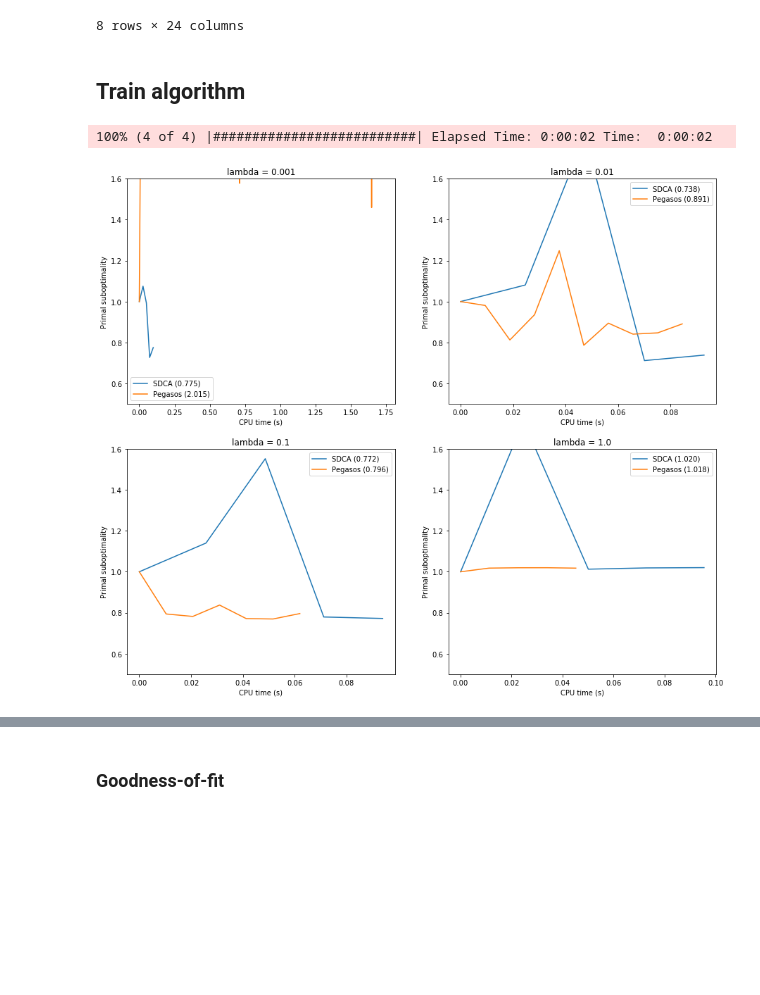
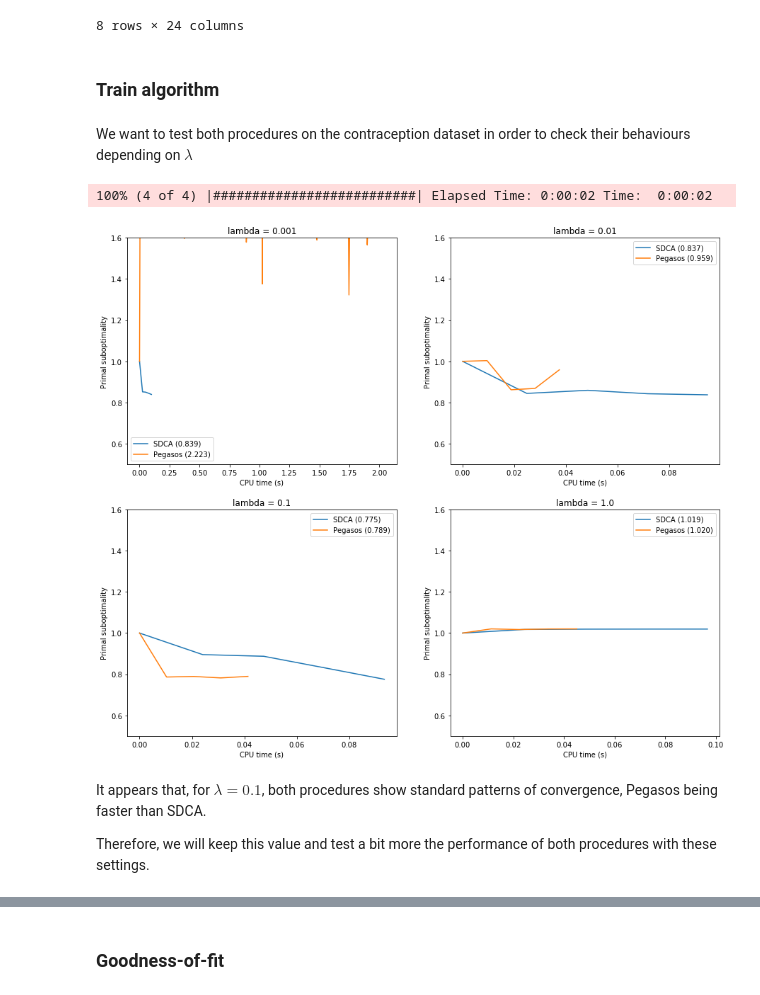
Before and after one commit to gauthier-schweitzer/soadml, a Jupyter notebook: Projet_final.ipynb, the cells around one changed output, grey strips where cells are left out. Cells and saved outputs as stored; diff of their text form; code cells hidden in the pictures; blank space fills up the shorter version.

```diff
--- a/Projet_final.ipynb
+++ b/Projet_final.ipynb
@@ -780,6 +820,7 @@ We then apply a final version of both our algorithms on the datasets.
 # %%
 stop_thresh = 0.001
 test_ratio = 0.2
+lamb = 0.01
 X_train, X_test, Y_train, Y_test = train_test_split(X, Y, test_size=test_ratio, shuffle=True, random_state = 0)
 # %%
 def pegasos(X,Y,lamb, test_ratio=test_ratio, stop_thresh=stop_thresh, show_output=True):
@@ -1205,7 +1281,18 @@ print(X.columns[index_cat])
 Index(['edu', 'edu_h', 'religion', 'work', 'occ_h', 'stand_liv', 'media'], dtype='object')
 # %%
 def process_df(X, index_cat):
+    """
+    Processes data:
+    OneHot encodes categorical variables
+    Scales numerical variables
 
+    Inputs:
+        X: inputs
+        index_cat: categorical variables
+
+    Output:
+        Matrix of inputs processed
+    """
     n_features = X.shape[1]
     nb_num = n_features - len(index_cat) # number of numerical features
 
@@ -1241,49 +1328,53 @@ pd.DataFrame(X_proc).describe()
 | max | 1.000000 | 1.000000 | 1.000000 | 1.000000 | 1.000000 | 1.000000 | 1.000000 | 1.000000 | 1.000000 | 1.000000 | ... | ... |
 8 rows × 24 columns
 # %% [markdown]
-## Train algorithm
+### Train algorithm
 # %%
 # Split train/test dataset
 X_train, X_test, Y_train, Y_test = train_test_split(X_proc, Y,
                                                     test_size=test_ratio,
                                                     shuffle=True, random_state = 0)
+# %% [markdown]
+We want to test both procedures on the contraception dataset in order to check their behaviours depending on $\lambda$
 # %%
-from progressbar import ProgressBar
-
 result=[]
 range_to_test = range (-3,1)
 
 pbar = ProgressBar()
 
 for i in pbar(range_to_test):
     lamb = 1e1**(i)
     outcome = namedtuple("outcome", (["lamb","sdca","pegasos"]))
     out= (outcome(lamb,
-                  SDCA(X_train, Y_train, lamb, stop_thresh= 0.01,show_output= False),
-                  pegasos(X_train, Y_train, lamb, stop_thresh= 0.01,show_output= False)))
+                  SDCA(X_train, Y_train, lamb, stop_thresh= 0.01, SGD_init = False, show_output= False),
+                  pegasos(X_train, Y_train, lamb, stop_thresh= 0.01, show_output= False)))
     result.append(out)
 
 
 plt.figure(figsize=(15,20))
 for i in range(0,len(range_to_test)):
     final_opt_sdca = result[i].sdca.primal_loss_track[-1]
     final_opt_peg = result[i].pegasos.primal_val[-1]
     index=int(str(int((len(range_to_test)+1)/2)+1)+'2'+str(i+1))
     plt.subplot(index)
     plt.plot(np.cumsum(result[i].sdca.timelaps), result[i].sdca.primal_loss_track , label="SDCA (%0.3f)" % final_opt_sdca)
     plt.plot(np.cumsum(result[i].pegasos.rtime), result[i].pegasos.primal_val , label="Pegasos (%0.3f)" % final_opt_peg)
     plt.ylabel("Primal suboptimality")
     plt.xlabel("CPU time (s)")
     plt.ylim((0.5,1.6))
     plt.legend()
     title = 'lambda = '+str(result[i].lamb)
     plt.title(title)
     print()
 
 plt.show()
 # %% [output]
 100% (4 of 4) |##########################| Elapsed Time: 0:00:02 Time:  0:00:02
-[figure, old version]
+[figure, new version]
+# %% [markdown]
+It appears that, for $\lambda = 0.1$, both procedures show standard patterns of convergence, Pegasos being faster than SDCA.
+
+Therefore, we will keep this value and test a bit more the performance of both procedures with these settings.
 # %%
 lamb=0.1
 stop_thresh = 0.01
```
Also changed, not shown: parts of 38 cells of this notebook.
